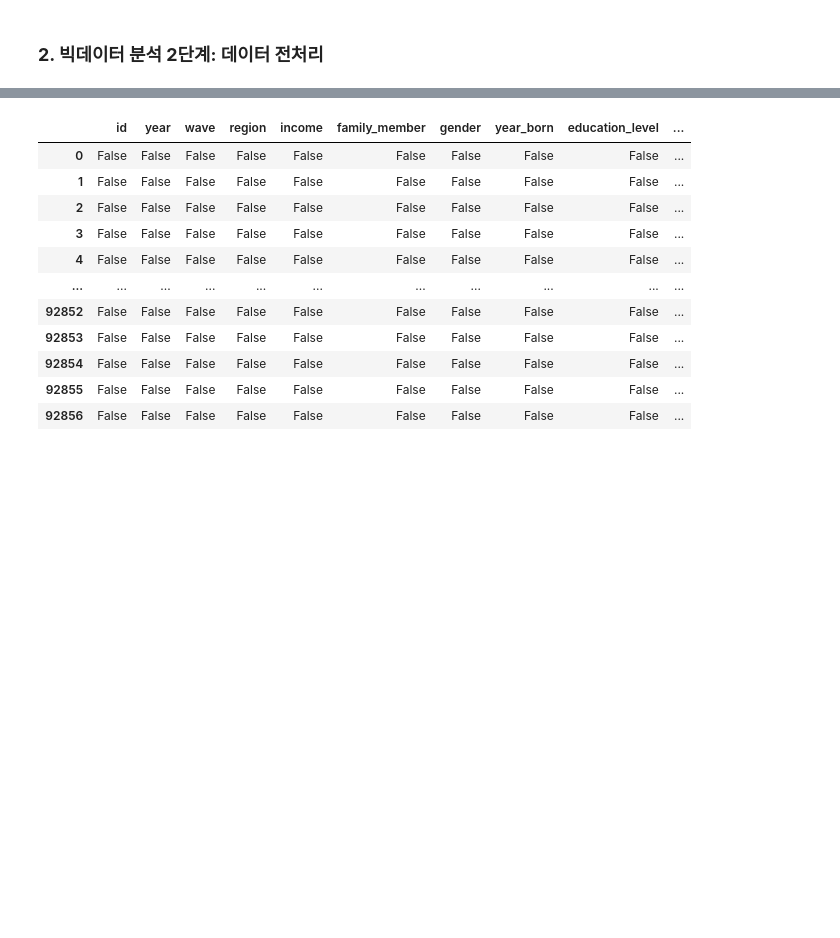
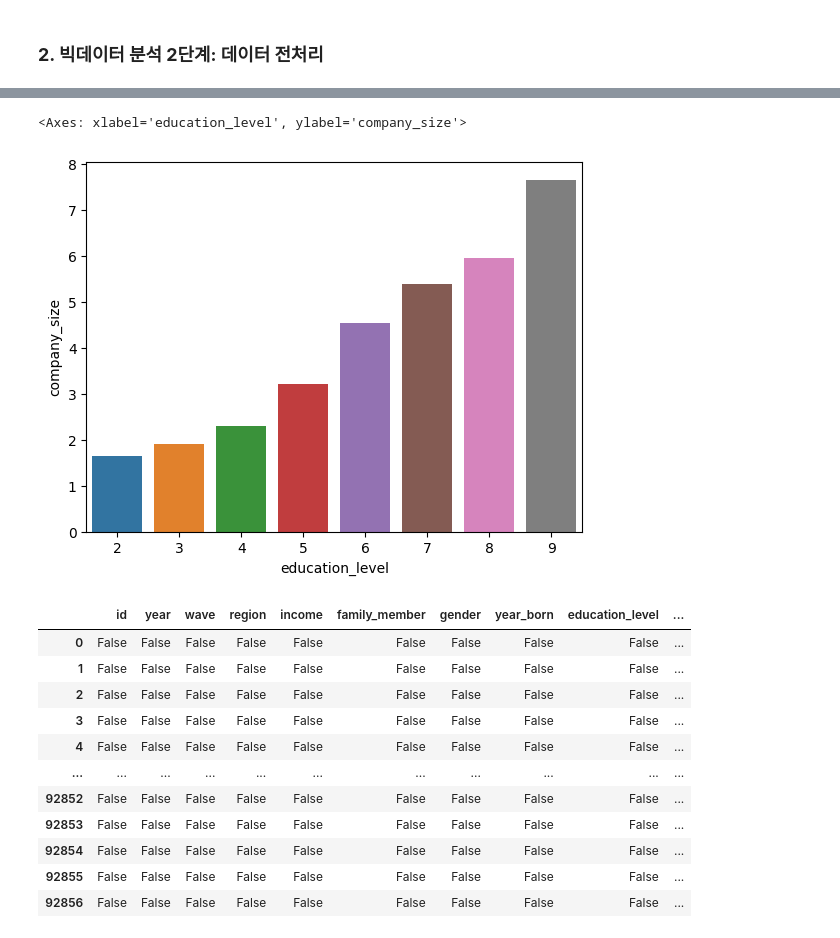
Before and after one commit to awekim/LEC_CoWeekBigData_2023, a Jupyter notebook: CoWeek_PythonBigData_2023.ipynb, the cells around one changed output, grey strips where cells are left out. Drawn from its saved outputs; the diff is of its cells as text; code cells hidden in the pictures; blank space fills up the shorter version.

```diff
--- a/CoWeek_PythonBigData_2023.ipynb
+++ b/CoWeek_PythonBigData_2023.ipynb
@@ -176,0 +249,5 @@ Index(['id', 'year', 'wave', 'region', 'income', 'family_member', 'gender',
+# %%
+# 교육 수준과 기업 크기간의
+kor_df_edu = kor_df.groupby('education_level')
+kor_df_edu_sum = kor_df_edu['company_size'].mean().reset_index()
+kor_df_edu_sum
@@ -177,3 +264,9 @@ Index(['id', 'year', 'wave', 'region', 'income', 'family_member', 'gender',
+# %%
+import seaborn as sns
+sns.barplot(x='education_level', y='company_size', data=kor_df_edu_sum)
+# %% [output]
+<Axes: xlabel='education_level', ylabel='company_size'>
+[figure, added]
 # %%
 # 결측치 존재 여부 확인
 # pd.isnull(): 데이터프레임 내 전체 값을 True 또는 False로 반환
```
Also changed, not shown: parts of 10 cells of this notebook, 2 other files.
